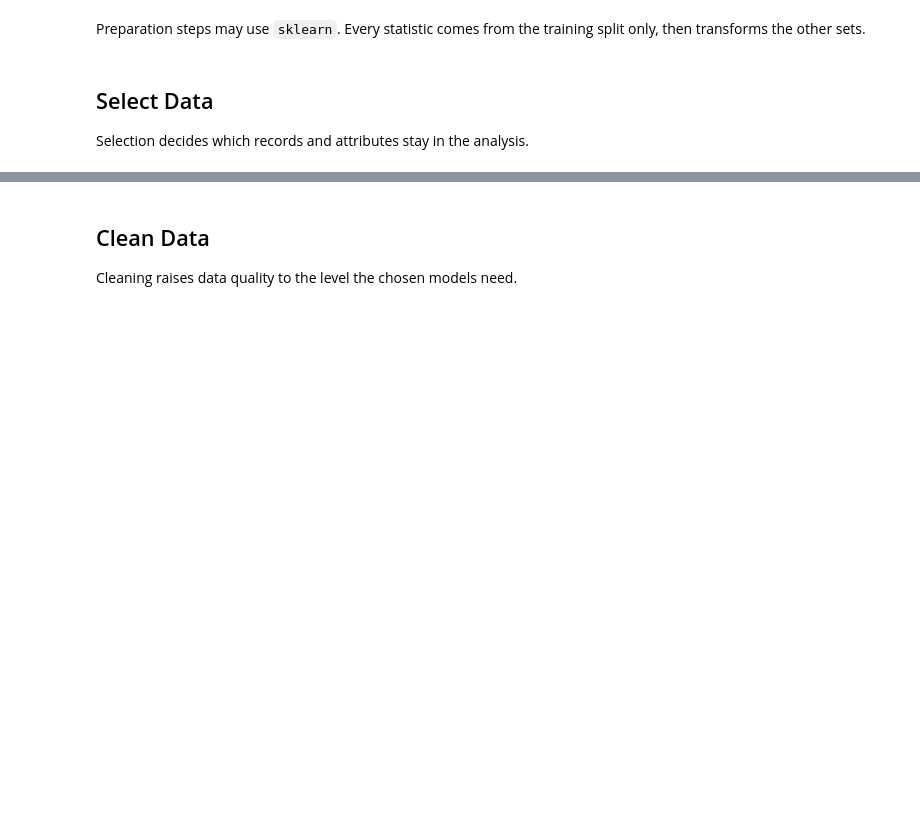
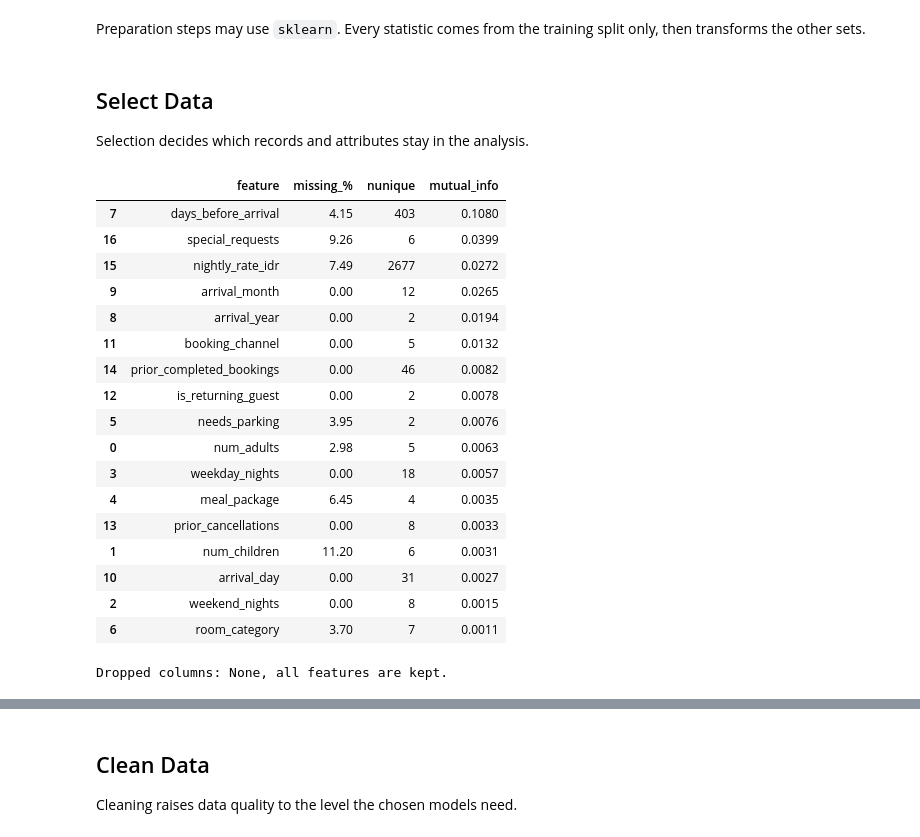
Before and after one commit to TheoMarvel/IF3170_G29_MiMHotels, a Jupyter notebook: output/Notebook_Tugas_Besar_2_IF3170_Inteligensi_Artifisial_2026_2027.ipynb, the cells around one changed output, grey strips where cells are left out. Saved outputs shown, nothing was run; the diff lists cells and outputs as text; code cells hidden in the pictures; blank space fills up the shorter version.

```diff
--- a/output/Notebook_Tugas_Besar_2_IF3170_Inteligensi_Artifisial_2026_2027.ipynb
+++ b/output/Notebook_Tugas_Besar_2_IF3170_Inteligensi_Artifisial_2026_2027.ipynb
@@ -150,4 +386,12 @@ This part covers completeness, consistency, and the validity of values.
 # %% [markdown]
 The split comes before data preparation so that validation data stays unseen. Only `train.csv` is split, and `test.csv` serves the Kaggle submission alone.
 # %%
-# train_set, val_set = ...
+X = train_df.drop(columns = ['id', 'is_canceled'])
+y = train_df["is_canceled"]
+
+X_train, X_val, y_train, y_val = Validator.train_val_split(X, y, val_size=0.2, random_state=CFG.SEED)
+X_test = test_df.drop(columns=['id'])
+
+print(f"X_train: {X_train.shape}, X_val: {X_val.shape}, X_test: {X_test.shape}")
+print("Train target ratio:", y_train.value_counts(normalize=True).round(2).to_dict())
+print("Val target ratio:", y_val.value_counts(normalize=True).round(2).to_dict())
@@ -166,4 +414,57 @@ Preparation steps may use `sklearn`. Every statistic comes from the training spl
 
 Selection decides which records and attributes stay in the analysis.
 # %%
-# Write your code here
+# 1. Drop constant or >50% missing columns
+missing_ratio = X_train.isna().mean()
+high_missing_cols = missing_ratio[missing_ratio > 0.5].index.tolist()
+constant_cols = [c for c in X_train.columns if X_train[c].nunique(dropna=True) <= 1]
+
+# 2. Measure non-linear relevance (mutual information)
+X_temporary = X_train.copy()
+is_discrete = []
+for col in X_temporary.columns:
+    if pd.api.types.is_numeric_dtype(X_temporary[col]):
+        X_temporary[col] = X_temporary[col].fillna(X_temporary[col].median())
+        is_discrete.append(False)
+    else:
+        X_temporary[col] = X_temporary[col].fillna("Missing").astype("category").cat.codes
+        is_discrete.append(True)
+
+mi_scores = mutual_info_classif(X_temporary, y_train, discrete_features=is_discrete, random_state=CFG.SEED)
+
+mutual_info_df = pd.DataFrame({
+    "feature": X_train.columns,
+    "missing_%": (missing_ratio.values * 100).round(2),
+    "nunique": [X_train[c].nunique(dropna=True) for c in X_train.columns],
+    "mutual_info": np.round(mi_scores, 4),
+}).sort_values("mutual_info", ascending=False)
+
+display(mutual_info_df)
+
+# 3. Apply selection by dropping constant or >50% missing columns
+drop_cols = list(set(high_missing_cols + constant_cols))
+print("Dropped columns:", drop_cols if drop_cols else "None, all features are kept.")
+
+X_train = X_train.drop(columns = drop_cols)
+X_val = X_val.drop(columns=drop_cols)
+X_test = X_test.drop(columns=drop_cols)
+# %% [output]
+|  | feature | missing_% | nunique | mutual_info |
+| 7 | days_before_arrival | 4.15 | 403 | 0.1080 |
+| 16 | special_requests | 9.26 | 6 | 0.0399 |
+| 15 | nightly_rate_idr | 7.49 | 2677 | 0.0272 |
+| 9 | arrival_month | 0.00 | 12 | 0.0265 |
+| 8 | arrival_year | 0.00 | 2 | 0.0194 |
+| 11 | booking_channel | 0.00 | 5 | 0.0132 |
+| 14 | prior_completed_bookings | 0.00 | 46 | 0.0082 |
+| 12 | is_returning_guest | 0.00 | 2 | 0.0078 |
+| 5 | needs_parking | 3.95 | 2 | 0.0076 |
+| 0 | num_adults | 2.98 | 5 | 0.0063 |
+| 3 | weekday_nights | 0.00 | 18 | 0.0057 |
+| 4 | meal_package | 6.45 | 4 | 0.0035 |
+| 13 | prior_cancellations | 0.00 | 8 | 0.0033 |
+| 1 | num_children | 11.20 | 6 | 0.0031 |
+| 10 | arrival_day | 0.00 | 31 | 0.0027 |
+| 2 | weekend_nights | 0.00 | 8 | 0.0015 |
+| 6 | room_category | 3.70 | 7 | 0.0011 |
+Dropped columns: None, all features are kept.
```
Also changed, not shown: parts of 32 cells of this notebook.
